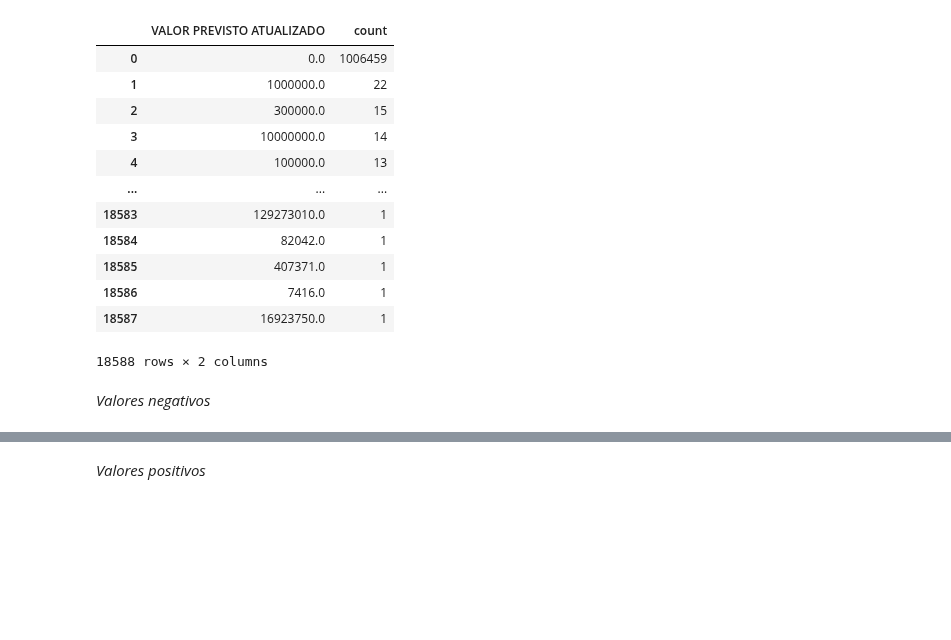
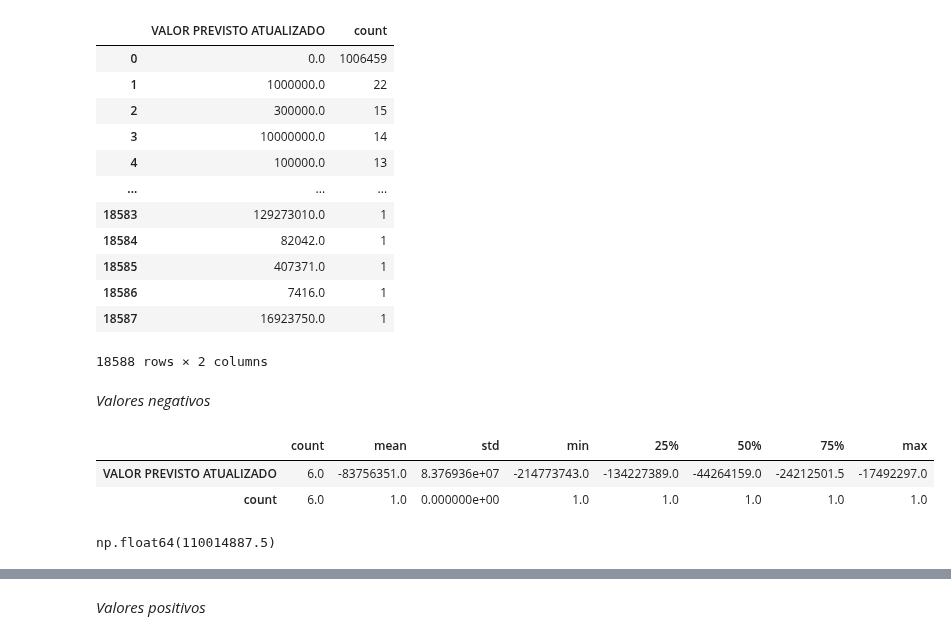
Before and after one commit to Gabijc/Proyecto2-Insights-Brasil, a Jupyter notebook: Analisis_descriptivo.ipynb, the cells around one changed output, grey strips where cells are left out. Cells and saved outputs as stored; diff of their text form; code cells hidden in the pictures; blank space fills up the shorter version.

Commit message:
Estadísticos terminadisimos

```diff
--- a/Analisis_descriptivo.ipynb
+++ b/Analisis_descriptivo.ipynb
@@ -121,6 +121,18 @@ previsiones_negativas = valor_previsto_actualizado[valor_previsto_actualizado["V
 previsiones_positivas = valor_previsto_actualizado[valor_previsto_actualizado["VALOR PREVISTO ATUALIZADO"] > 0]
 # %% [markdown]
 *Valores negativos*
+# %%
+estad_p_negativas = previsiones_negativas.describe().T
+estad_p_negativas
+# %% [output]
+|  | count | mean | std | min | 25% | 50% | 75% | max |
+| VALOR PREVISTO ATUALIZADO | 6.0 | -83756351.0 | 8.376936e+07 | -214773743.0 | -134227389.0 | -44264159.0 | -24212501.5 | -17492297.0 |
+| count | 6.0 | 1.0 | 0.000000e+00 | 1.0 | 1.0 | 1.0 | 1.0 | 1.0 |
+# %%
+RIQ_p_negativas = estad_p_negativas.iloc[0, 6] - estad_p_negativas.iloc[0, 4]
+RIQ_p_negativas
+# %% [output]
+np.float64(110014887.5)
 # %%
 fs.graficos_estadisticos(previsiones_negativas, "VALOR PREVISTO ATUALIZADO")
 # %% [output]
```
Also changed, not shown: parts of 23 cells of this notebook, 1 other file.
